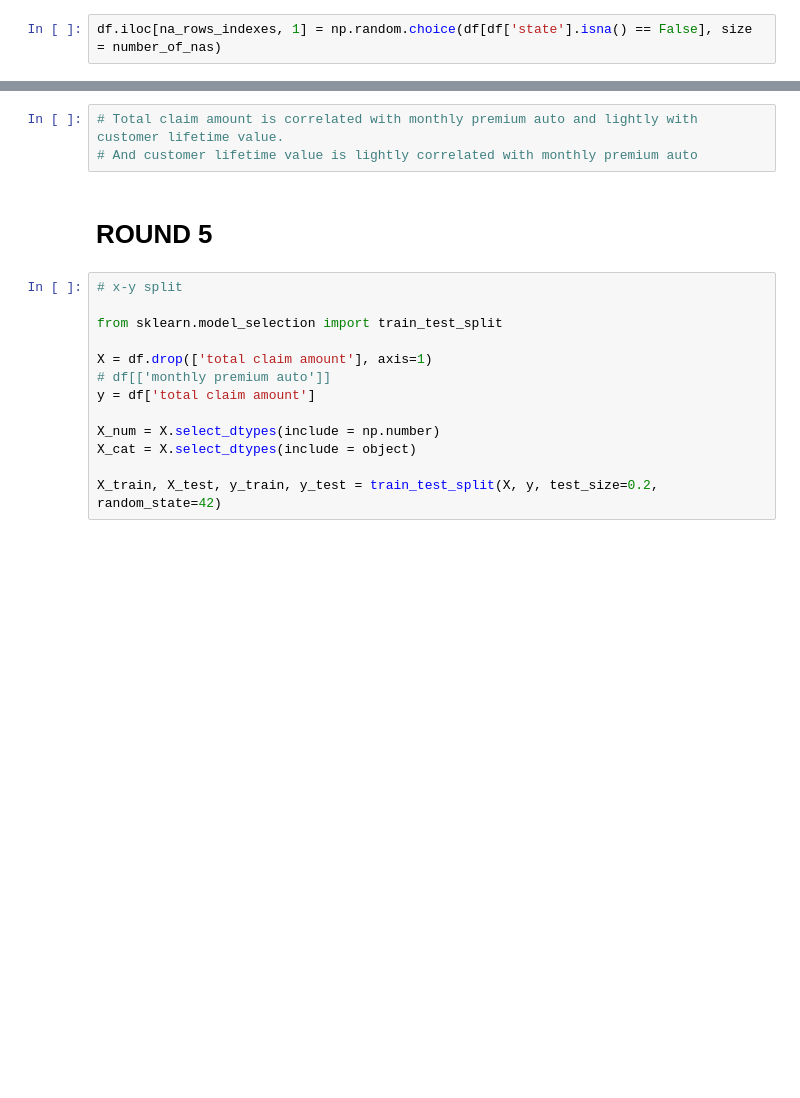
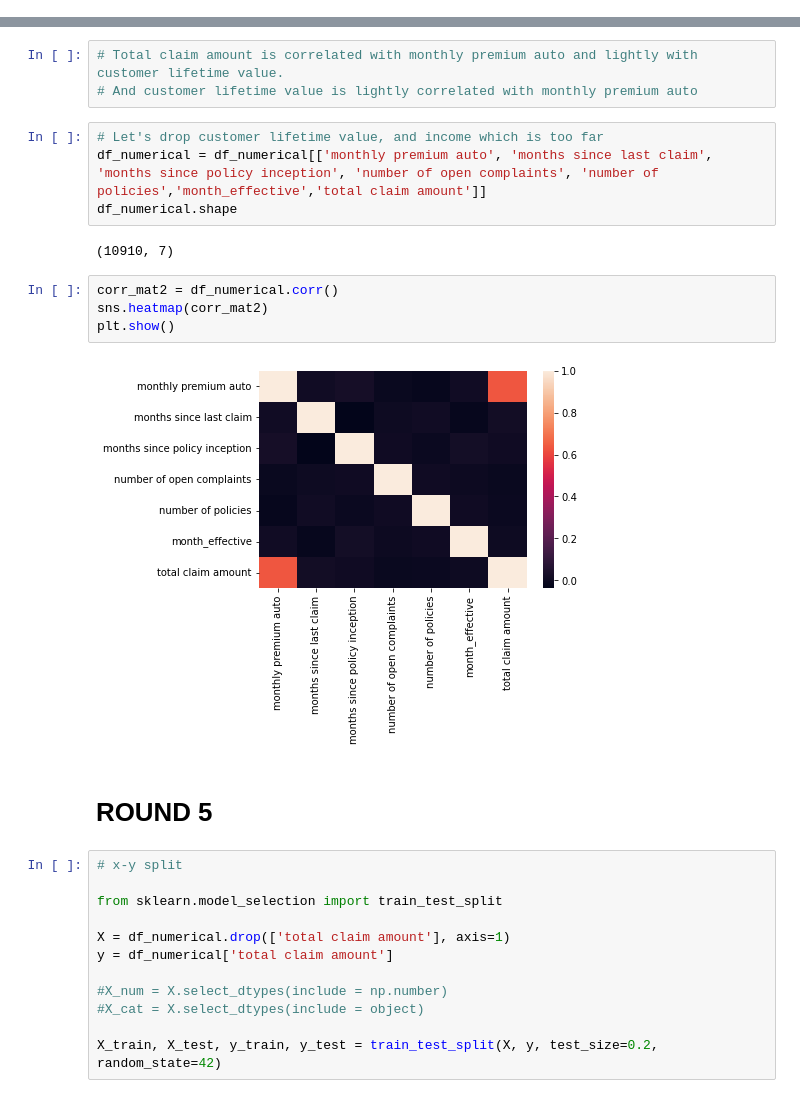
Before and after one commit to audedef/lab-customer-analysis-round-2, a Jupyter notebook: ex-lab-customer-analysis.ipynb, the cells around one changed output, grey strips where cells are left out. Cells and saved outputs as stored; diff of their text form; blank space fills up the shorter version.

```diff
--- a/ex-lab-customer-analysis.ipynb
+++ b/ex-lab-customer-analysis.ipynb
@@ -155,2 +151,0 @@ number_of_nas = len(na_rows_indexes)
-# %%
-df.iloc[na_rows_indexes, 1] = np.random.choice(df[df['state'].isna() == False], size = number_of_nas)
@@ -560,6 +553,18 @@ plt.show()
 # %%
 # Total claim amount is correlated with monthly premium auto and lightly with customer lifetime value.
 # And customer lifetime value is lightly correlated with monthly premium auto
+# %%
+# Let's drop customer lifetime value, and income which is too far
+df_numerical = df_numerical[['monthly premium auto', 'months since last claim', 'months since policy inception', 'number of open complaints', 'number of policies','month_effective','total claim amount']]
+df_numerical.shape
+# %% [output]
+(10910, 7)
+# %%
+corr_mat2 = df_numerical.corr()
+sns.heatmap(corr_mat2)
+plt.show()
+# %% [output]
+[figure, added]
 # %% [markdown]
 # ROUND 5
 # %%
@@ -567,12 +572,11 @@ plt.show()
 
 from sklearn.model_selection import train_test_split
 
-X = df.drop(['total claim amount'], axis=1)
-# df[['monthly premium auto']]
-y = df['total claim amount']
+X = df_numerical.drop(['total claim amount'], axis=1)
+y = df_numerical['total claim amount']
 
-X_num = X.select_dtypes(include = np.number)
-X_cat = X.select_dtypes(include = object)
+#X_num = X.select_dtypes(include = np.number)
+#X_cat = X.select_dtypes(include = object)
 
 X_train, X_test, y_train, y_test = train_test_split(X, y, test_size=0.2, random_state=42)
 # %%
```
Also changed, not shown: parts of 78 cells of this notebook.
